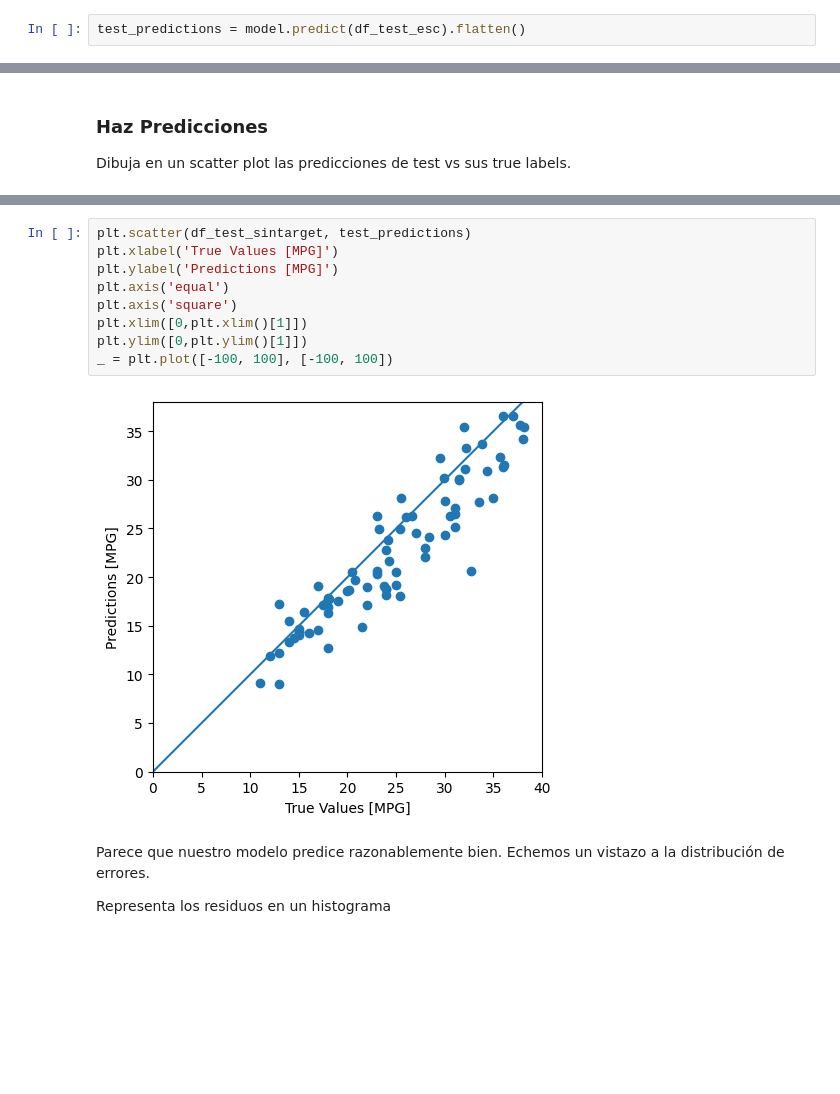
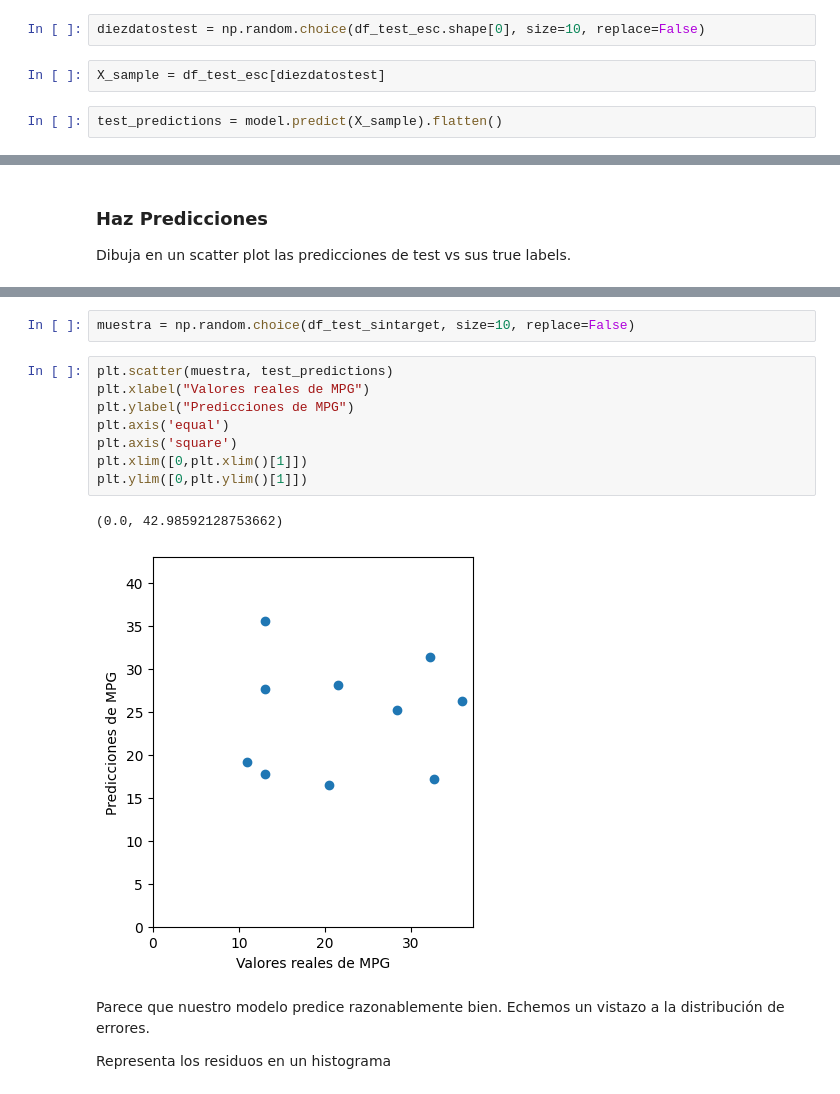
Before and after one commit to InigoLopez1999/2503_dsft_thebridge_inigolopez, a Jupyter notebook: 3-Machine_Learning/3-Deep_Learning/1-Intro Deep Learning/ejercicios/Deep Learning regression.ipynb, the cells around one changed output, grey strips where cells are left out. Cells and saved outputs as stored; diff of their text form; blank space fills up the shorter version.

```diff
--- a/3-Machine_Learning/3-Deep_Learning/1-Intro Deep Learning/ejercicios/Deep Learning regression.ipynb
+++ b/3-Machine_Learning/3-Deep_Learning/1-Intro Deep Learning/ejercicios/Deep Learning regression.ipynb
@@ -391,6 +391,10 @@ print("Testing set Mean Abs Error: {:5.2f} MPG".format(mae))
 Testing set Mean Abs Error:  2.75 MPG
 # %% [markdown]
 Ahora prueba el modelo. Coge 10 ejemplos de test y llama a` model.predict`.
+# %%
+diezdatostest = np.random.choice(df_test_esc.shape[0], size=10, replace=False)
+# %%
+X_sample = df_test_esc[diezdatostest]
 # %%
-test_predictions = model.predict(df_test_esc).flatten()
+test_predictions = model.predict(X_sample).flatten()
 # %% [output]
@@ -418,14 +406,16 @@ df_test
+# %%
+muestra = np.random.choice(df_test_sintarget, size=10, replace=False)
 # %%
-plt.scatter(df_test_sintarget, test_predictions)
-plt.xlabel('True Values [MPG]')
-plt.ylabel('Predictions [MPG]')
+plt.scatter(muestra, test_predictions)
+plt.xlabel("Valores reales de MPG")
+plt.ylabel("Predicciones de MPG")
 plt.axis('equal')
 plt.axis('square')
 plt.xlim([0,plt.xlim()[1]])
 plt.ylim([0,plt.ylim()[1]])
-_ = plt.plot([-100, 100], [-100, 100])
 # %% [output]
+(0.0, 42.98592128753662)
-[figure, old version]
+[figure, new version]
 # %% [markdown]
 Parece que nuestro modelo predice razonablemente bien. Echemos un vistazo a la distribución de errores.
 
```
Also changed, not shown: parts of 3 cells of this notebook.
